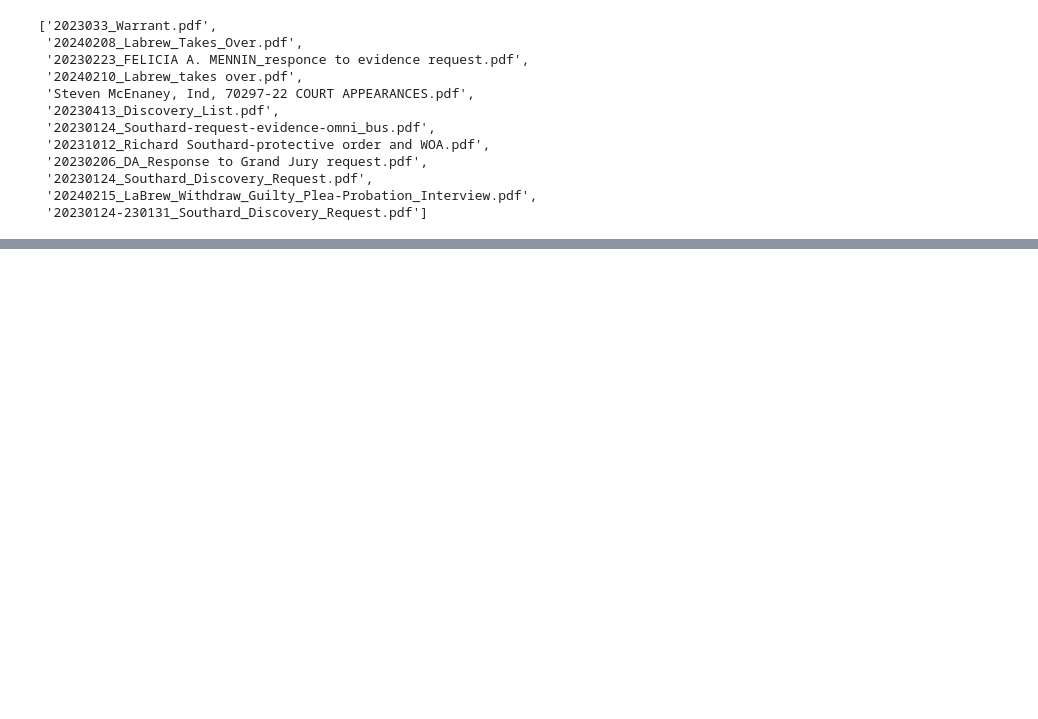
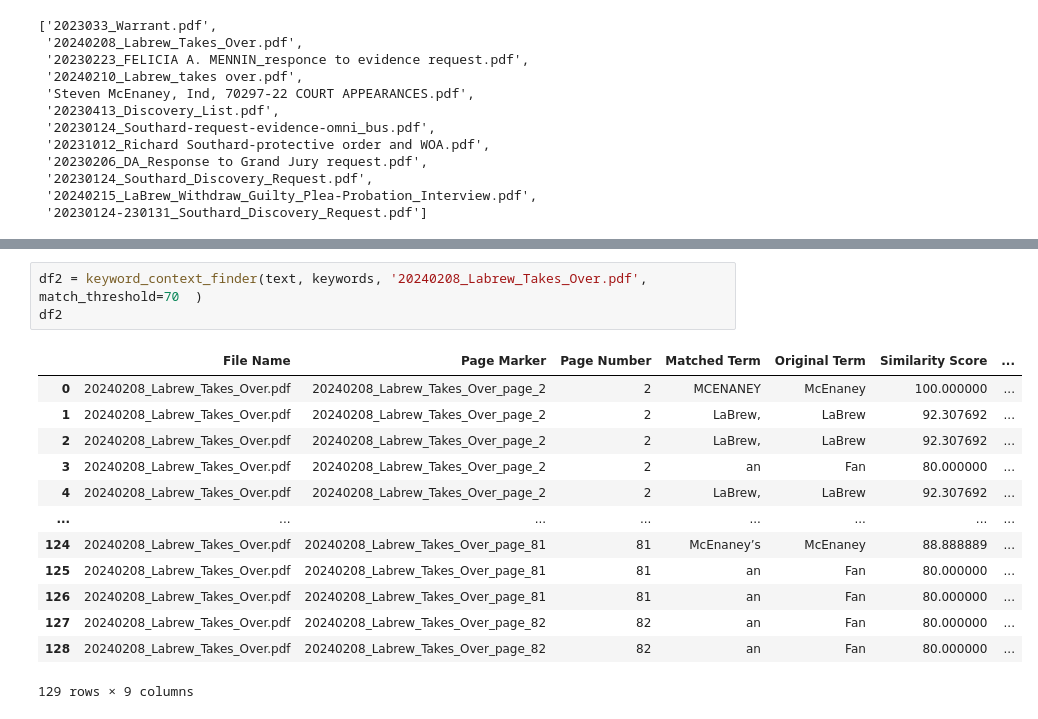
Before and after one commit to DLN222/Python2, a Jupyter notebook: Python2/PRACTICE/SM PDFs.ipynb, the cells around one changed output, grey strips where cells are left out. Cells and saved outputs as stored; diff of their text form; blank space fills up the shorter version.

```diff
--- a/Python2/PRACTICE/SM PDFs.ipynb
+++ b/Python2/PRACTICE/SM PDFs.ipynb
@@ -418,0 +486,17 @@ No results found!
+# %%
+df2 = keyword_context_finder(text, keywords, '20240208_Labrew_Takes_Over.pdf', match_threshold=70  )
+df2
+# %% [output]
+|  | File Name | Page Marker | Page Number | Matched Term | Original Term | Similarity Score | ... |
+| 0 | 20240208_Labrew_Takes_Over.pdf | 20240208_Labrew_Takes_Over_page_2 | 2 | MCENANEY | McEnaney | 100.000000 | ... |
+| 1 | 20240208_Labrew_Takes_Over.pdf | 20240208_Labrew_Takes_Over_page_2 | 2 | LaBrew, | LaBrew | 92.307692 | ... |
+| 2 | 20240208_Labrew_Takes_Over.pdf | 20240208_Labrew_Takes_Over_page_2 | 2 | LaBrew, | LaBrew | 92.307692 | ... |
+| 3 | 20240208_Labrew_Takes_Over.pdf | 20240208_Labrew_Takes_Over_page_2 | 2 | an | Fan | 80.000000 | ... |
+| 4 | 20240208_Labrew_Takes_Over.pdf | 20240208_Labrew_Takes_Over_page_2 | 2 | LaBrew, | LaBrew | 92.307692 | ... |
+| ... | ... | ... | ... | ... | ... | ... | ... |
+| 124 | 20240208_Labrew_Takes_Over.pdf | 20240208_Labrew_Takes_Over_page_81 | 81 | McEnaney’s | McEnaney | 88.888889 | ... |
+| 125 | 20240208_Labrew_Takes_Over.pdf | 20240208_Labrew_Takes_Over_page_81 | 81 | an | Fan | 80.000000 | ... |
+| 126 | 20240208_Labrew_Takes_Over.pdf | 20240208_Labrew_Takes_Over_page_81 | 81 | an | Fan | 80.000000 | ... |
+| 127 | 20240208_Labrew_Takes_Over.pdf | 20240208_Labrew_Takes_Over_page_82 | 82 | an | Fan | 80.000000 | ... |
+| 128 | 20240208_Labrew_Takes_Over.pdf | 20240208_Labrew_Takes_Over_page_82 | 82 | an | Fan | 80.000000 | ... |
+129 rows × 9 columns
```
Also changed, not shown: parts of 27 cells of this notebook, 3 other files.
